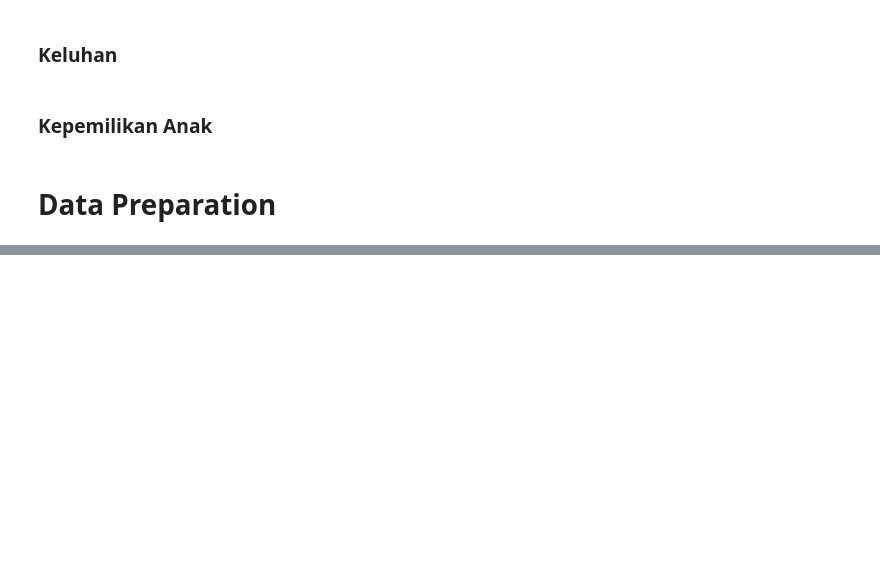
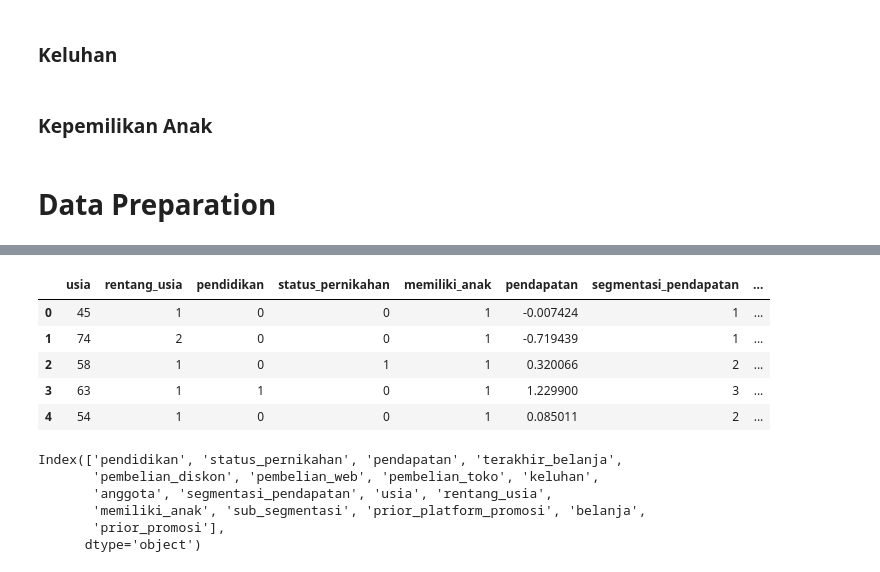
Before and after one commit to AFreborn22/superior_DA, a Jupyter notebook: SUPERIOR.ipynb, the cells around one changed output, grey strips where cells are left out. Saved outputs shown, nothing was run; the diff lists cells and outputs as text; code cells hidden in the pictures; blank space fills up the shorter version.

Commit message:
data preparation done, need review

```diff
--- a/SUPERIOR.ipynb
+++ b/SUPERIOR.ipynb
@@ -1775,0 +2485,10 @@ cleanedTraining['sub_segmentasi'] = cleanedTraining.apply(transformSubsegmen, ax
+# %%
+def transformAnak(row):
+    return 1 if row['memiliki_anak'] != 'Memiliki' else 0
+
+# Penerapan Fungsi
+# Data Training
+cleanedTraining['memiliki_anak'] = cleanedTraining.apply(transformAnak, axis=1).astype(int)
+
+# Data Testing
+cleanedTesting['memiliki_anak'] = cleanedTesting.apply(transformAnak, axis=1).astype(int)
@@ -1863,0 +2700,12 @@ hasil_prediksi.to_csv('test_labels.csv', index=False)
+# %%
+# Inisialisasi objek StandardScaler
+scaler = StandardScaler()
+
+# Reshape kolom pendapatan menjadi array 2 dimensi (untuk kebutuhan fit_transform)
+pendapatan = cleanedTraining['pendapatan'].values.reshape(-1, 1)
+
+# Standarisasi data pendapatan
+pendapatanStandar = scaler.fit_transform(pendapatan)
+
+# Konversi hasil standarisasi kembali ke dalam bentuk Series pandas
+cleanedTraining['pendapatan'] = pendapatanStandar.flatten()
@@ -1863,0 +2748,32 @@ hasil_prediksi.to_csv('test_labels.csv', index=False)
+# %%
+# Ubah nama kolom keanggotaan
+# Data Training
+cleanedTraining = cleanedTraining.rename(columns={'tanggal_menjadi_anggota': 'anggota'})
+# Data Testing
+cleanedTesting = cleanedTesting.rename(columns={'tanggal_menjadi_anggota': 'anggota'})
+# %%
+# Data Training
+newOrderDataTrain = ['usia', 'rentang_usia','pendidikan', 'status_pernikahan', 'memiliki_anak',
+                'pendapatan', 'segmentasi_pendapatan', 'sub_segmentasi', 'belanja',
+                'terakhir_belanja','anggota', 'pembelian_diskon', 'pembelian_web', 'pembelian_toko',
+                'keluhan', 'prior_promosi', 'prior_platform_promosi', 'jumlah_promosi']
+
+cleanedTraining = cleanedTraining.reindex(columns=newOrderDataTrain)
+# %%
+cleanedTraining.head()
+# %% [output]
+|  | usia | rentang_usia | pendidikan | status_pernikahan | memiliki_anak | pendapatan | segmentasi_pendapatan | ... |
+| 0 | 45 | 1 | 0 | 0 | 1 | -0.007424 | 1 | ... |
+| 1 | 74 | 2 | 0 | 0 | 1 | -0.719439 | 1 | ... |
+| 2 | 58 | 1 | 0 | 1 | 1 | 0.320066 | 2 | ... |
+| 3 | 63 | 1 | 1 | 0 | 1 | 1.229900 | 3 | ... |
+| 4 | 54 | 1 | 0 | 0 | 1 | 0.085011 | 2 | ... |
+# %%
+cleanedTesting.columns
+# %% [output]
+Index(['pendidikan', 'status_pernikahan', 'pendapatan', 'terakhir_belanja',
+       'pembelian_diskon', 'pembelian_web', 'pembelian_toko', 'keluhan',
+       'anggota', 'segmentasi_pendapatan', 'usia', 'rentang_usia',
+       'memiliki_anak', 'sub_segmentasi', 'prior_platform_promosi', 'belanja',
+       'prior_promosi'],
+      dtype='object')
```
Also changed, not shown: parts of 198 cells of this notebook, 1 other file.
